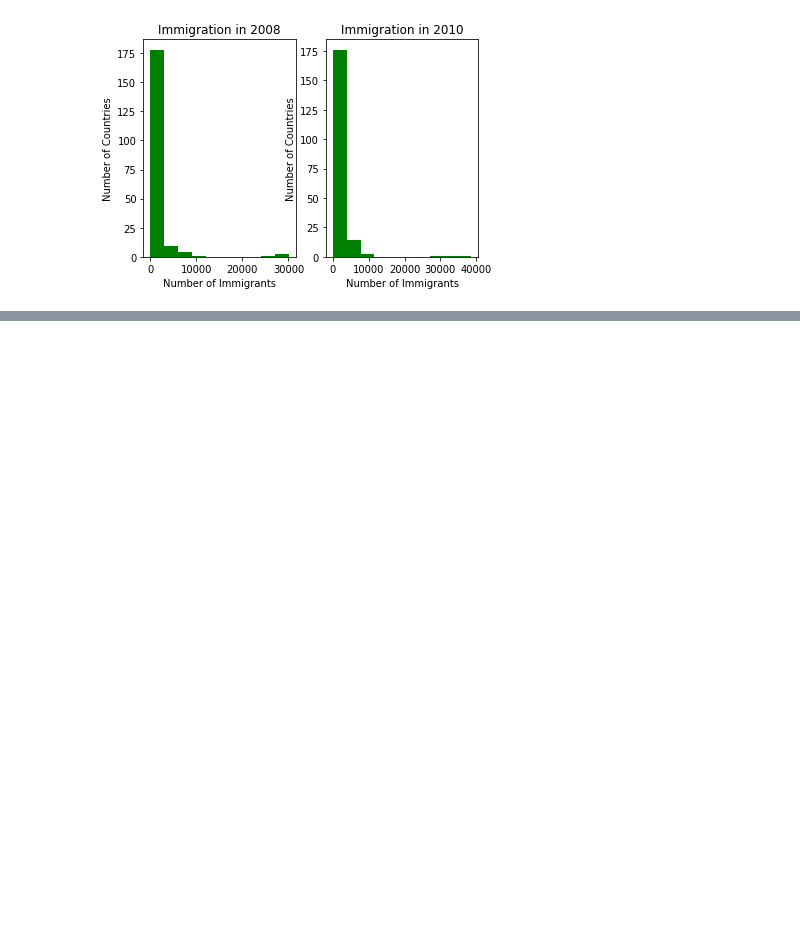
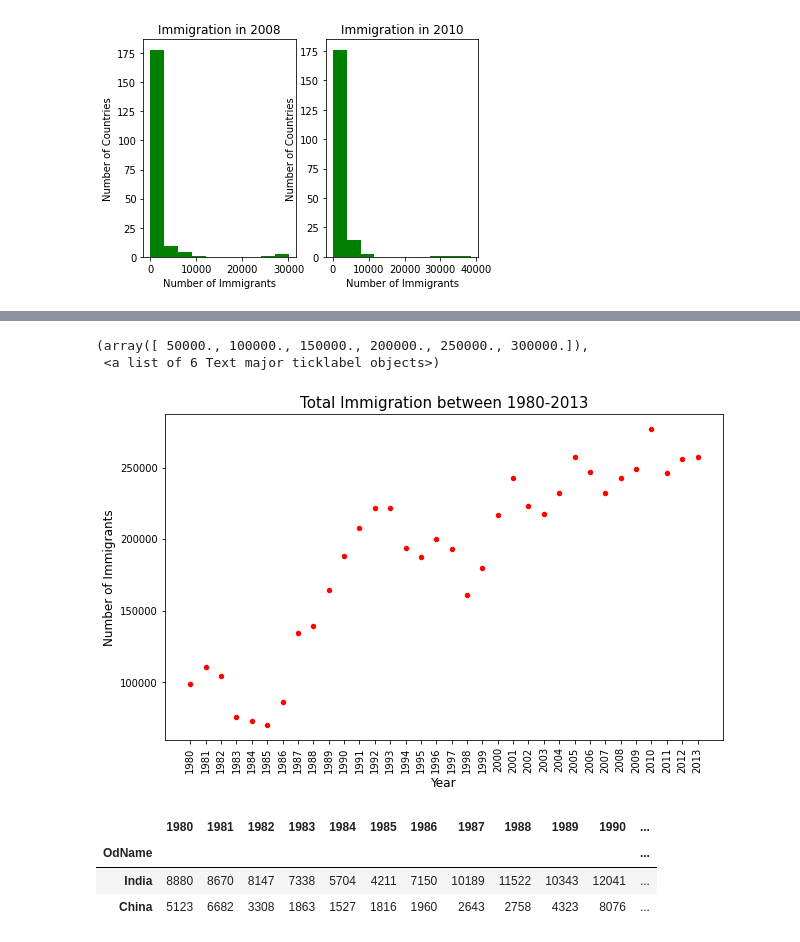
Before and after one commit to El-Nico/data-visualization-communication-with-python, a Jupyter notebook: Immigration_Canada_02.ipynb, the cells around one changed output, grey strips where cells are left out. Cells and saved outputs as stored; diff of their text form; code cells hidden in the pictures; blank space fills up the shorter version.

```diff
--- a/Immigration_Canada_02.ipynb
+++ b/Immigration_Canada_02.ipynb
@@ -321,0 +357,14 @@ Text(0.5, 0, 'Number of Immigrants')
+# %%
+#SCATTER PLOT
+
+#creating a table
+
+data_total = pd.DataFrame(dataset[years].sum())
+
+#reset index
+data_total.reset_index(inplace=True)
+
+#rename columns
+data_total.columns = ['Year', 'Total']
+
+data_total.head()
@@ -321,0 +378,21 @@ Text(0.5, 0, 'Number of Immigrants')
+# %%
+# SCATTER PLOT
+data_total.plot(kind='scatter', x='Year', y='Total', figsize=(10, 6), color = 'red')
+plt.xlabel('Year', fontsize = 12)
+plt.ylabel('Number of Immigrants', fontsize = 12)
+plt.title('Total Immigration between 1980-2013', fontsize = 15)
+plt.xticks(rotation=90)
+plt.yticks(rotation=0)
+# %% [output]
+(array([ 50000., 100000., 150000., 200000., 250000., 300000.]),
+ <a list of 6 Text major ticklabel objects>)
+[figure, added]
+# %%
+#BUBBLE PLOT (COMPARING TWO COUNTRIES)
+top2 = dataset.loc[:,years].head(2)
+top2.head(5)
+# %% [output]
+|  | 1980 | 1981 | 1982 | 1983 | 1984 | 1985 | 1986 | 1987 | 1988 | 1989 | 1990 | ... |
+| OdName |  |  |  |  |  |  |  |  |  |  |  | ... |
+| India | 8880 | 8670 | 8147 | 7338 | 5704 | 4211 | 7150 | 10189 | 11522 | 10343 | 12041 | ... |
+| China | 5123 | 6682 | 3308 | 1863 | 1527 | 1816 | 1960 | 2643 | 2758 | 4323 | 8076 | ... |
```
Also changed, not shown: parts of 6 cells of this notebook.
